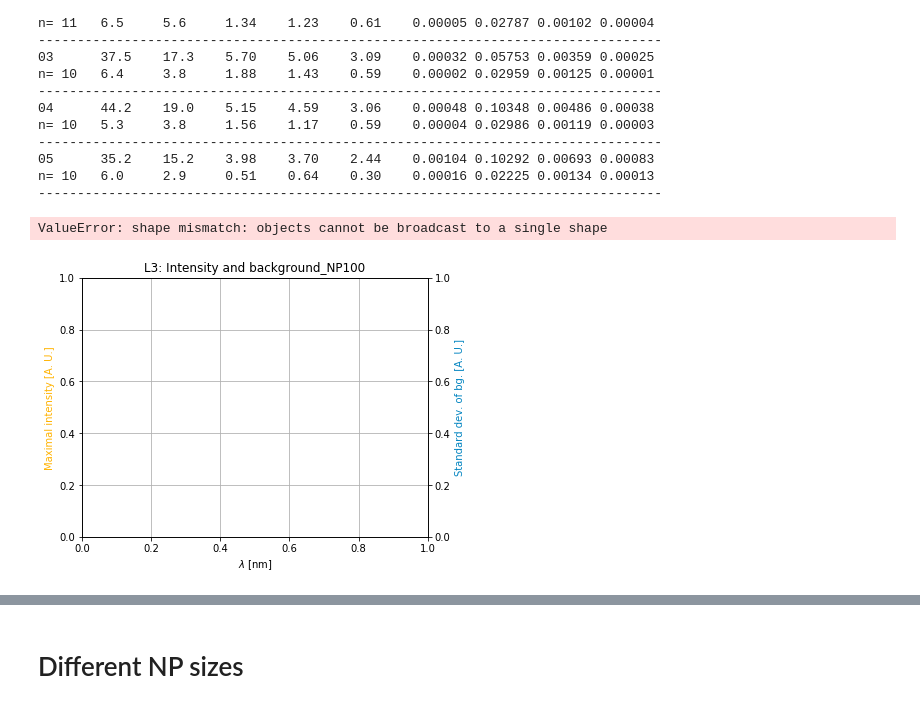
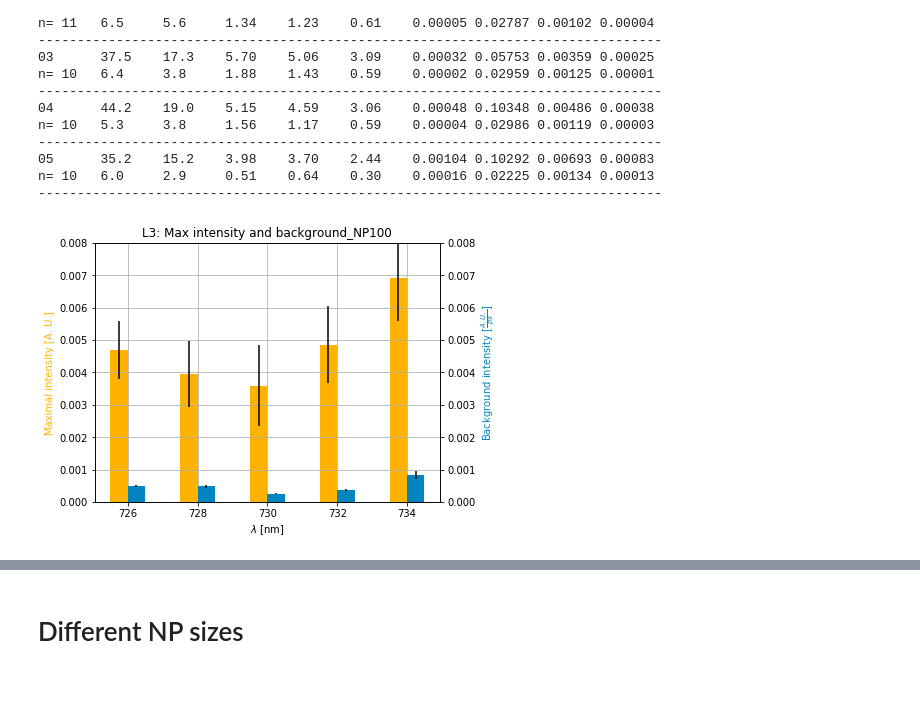
Before and after one commit to Yennda/spr_microscopy, a Jupyter notebook: jup_np_L3.ipynb, the cells around one changed output, grey strips where cells are left out. Drawn from its saved outputs; the diff is of its cells as text; code cells hidden in the pictures.

Commit message:
plots

```diff
--- a/jup_np_L3.ipynb
+++ b/jup_np_L3.ipynb
@@ -74,29 +74,32 @@ n= 10   6.0     2.9     0.51    0.64    0.30    0.00016 0.02225 0.00134 0.00013
 # %%
 wls=[726, 728, 730, 732, 734]
 data1=[d[7] for d in data]
 data1_std=[d[7] for d in data_std]
-data2=[d[5] for d in data]
-data2_std=[d[5] for d in data_std]
+data2=[d[8] for d in data]
+data2_std=[d[8] for d in data_std]
 area=[d[0]*d[1] for d in data]
+
+
 
 w=0.5
 
 fig = plt.figure()
 axes = fig.add_axes([0.1, 0.1, 0.8, 0.9])
 axes.grid('--')
 
-title='Intensity and background_NP'+str(np)
+title='Max intensity and background_NP'+str(np)
 axes.set_title(name+': '+title)
 axes.set_xlabel('$\lambda$ [nm]')
 axes.set_ylabel('Maximal intensity [A. U.]', color=yellow)
+axes.set_ylim([0, 0.008])
 
 axesI = axes.twinx()
-axesI.set_ylabel('Standard dev. of bg. [A. U.]', color=blue)
+axesI.set_ylabel('Background intensity [$\\frac{A. U.}{px}$]', color=blue)
+axesI.set_ylim([0, 0.008])
 
 axes.bar([s-w/2 for s in wls], data1, w, yerr=data1_std, color=yellow, label='x')
 
 axesI.bar([s+w/2 for s in wls], data2, w, yerr=data2_std, color=blue,label='y')
 fig.savefig(folder+'plots/'+title.replace(' ', '_').lower()+'_'+name+'.png' , dpi=300,  bbox_inches='tight')
 # %% [output]
-ValueError: shape mismatch: objects cannot be broadcast to a single shape
-[figure, old version]
+[figure, new version]
```
Also changed, not shown: parts of 9 cells of this notebook.
